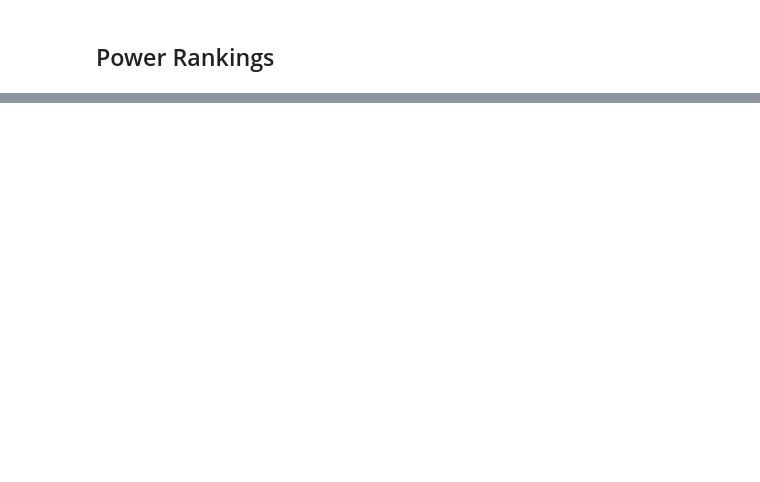
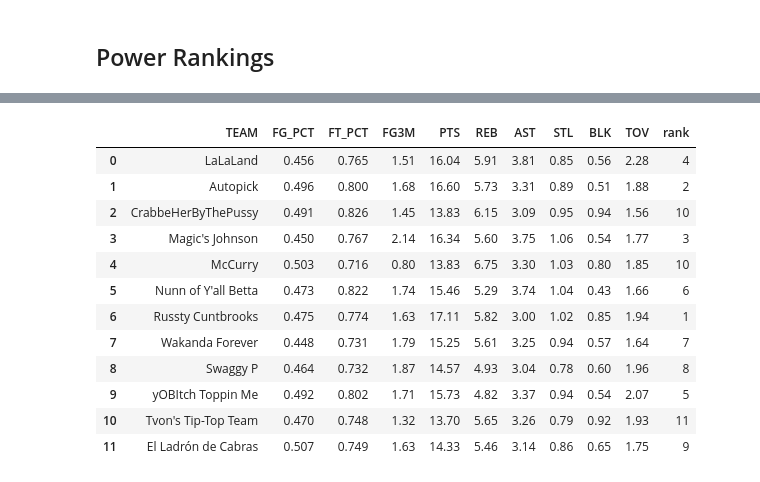
Before and after one commit to JaumeClave/waiver_wire_machine, a Jupyter notebook: notebooks/02_yahoo_fantasy_sports_api_exploration.ipynb, the cells around one changed output, grey strips where cells are left out. Cells and saved outputs as stored; diff of their text form; code cells hidden in the pictures; blank space fills up the shorter version.

Commit message:
Created logic to rank columns by size and order

```diff
--- a/notebooks/02_yahoo_fantasy_sports_api_exploration.ipynb
+++ b/notebooks/02_yahoo_fantasy_sports_api_exploration.ipynb
@@ -999,0 +875,30 @@ ndf
+# %%
+testing = league_averages_dataframe.copy()
+
+sorted_points = testing["PTS"].sort_values(ascending=False)
+sorted_points.drop_duplicates(inplace=True)
+# %%
+sorting_dictionary = dict()
+
+count = 1
+for point in sorted_points:
+    sorting_dictionary[point] = count
+    count += 1
+# %%
+testing["rank"] = testing["PTS"].map(sorting_dictionary)
+# %%
+testing
+# %% [output]
+|  | TEAM | FG_PCT | FT_PCT | FG3M | PTS | REB | AST | STL | BLK | TOV | rank |
+| 0 | LaLaLand | 0.456 | 0.765 | 1.51 | 16.04 | 5.91 | 3.81 | 0.85 | 0.56 | 2.28 | 4 |
+| 1 | Autopick | 0.496 | 0.800 | 1.68 | 16.60 | 5.73 | 3.31 | 0.89 | 0.51 | 1.88 | 2 |
+| 2 | CrabbeHerByThePussy | 0.491 | 0.826 | 1.45 | 13.83 | 6.15 | 3.09 | 0.95 | 0.94 | 1.56 | 10 |
+| 3 | Magic's Johnson | 0.450 | 0.767 | 2.14 | 16.34 | 5.60 | 3.75 | 1.06 | 0.54 | 1.77 | 3 |
+| 4 | McCurry | 0.503 | 0.716 | 0.80 | 13.83 | 6.75 | 3.30 | 1.03 | 0.80 | 1.85 | 10 |
+| 5 | Nunn of Y'all Betta | 0.473 | 0.822 | 1.74 | 15.46 | 5.29 | 3.74 | 1.04 | 0.43 | 1.66 | 6 |
+| 6 | Russty Cuntbrooks | 0.475 | 0.774 | 1.63 | 17.11 | 5.82 | 3.00 | 1.02 | 0.85 | 1.94 | 1 |
+| 7 | Wakanda Forever | 0.448 | 0.731 | 1.79 | 15.25 | 5.61 | 3.25 | 0.94 | 0.57 | 1.64 | 7 |
+| 8 | Swaggy P | 0.464 | 0.732 | 1.87 | 14.57 | 4.93 | 3.04 | 0.78 | 0.60 | 1.96 | 8 |
+| 9 | yOBItch Toppin Me | 0.492 | 0.802 | 1.71 | 15.73 | 4.82 | 3.37 | 0.94 | 0.54 | 2.07 | 5 |
+| 10 | Tvon's Tip-Top Team | 0.470 | 0.748 | 1.32 | 13.70 | 5.65 | 3.26 | 0.79 | 0.92 | 1.93 | 11 |
+| 11 | El Ladrón de Cabras | 0.507 | 0.749 | 1.63 | 14.33 | 5.46 | 3.14 | 0.86 | 0.65 | 1.75 | 9 |
```
Also changed, not shown: parts of 16 cells of this notebook.
